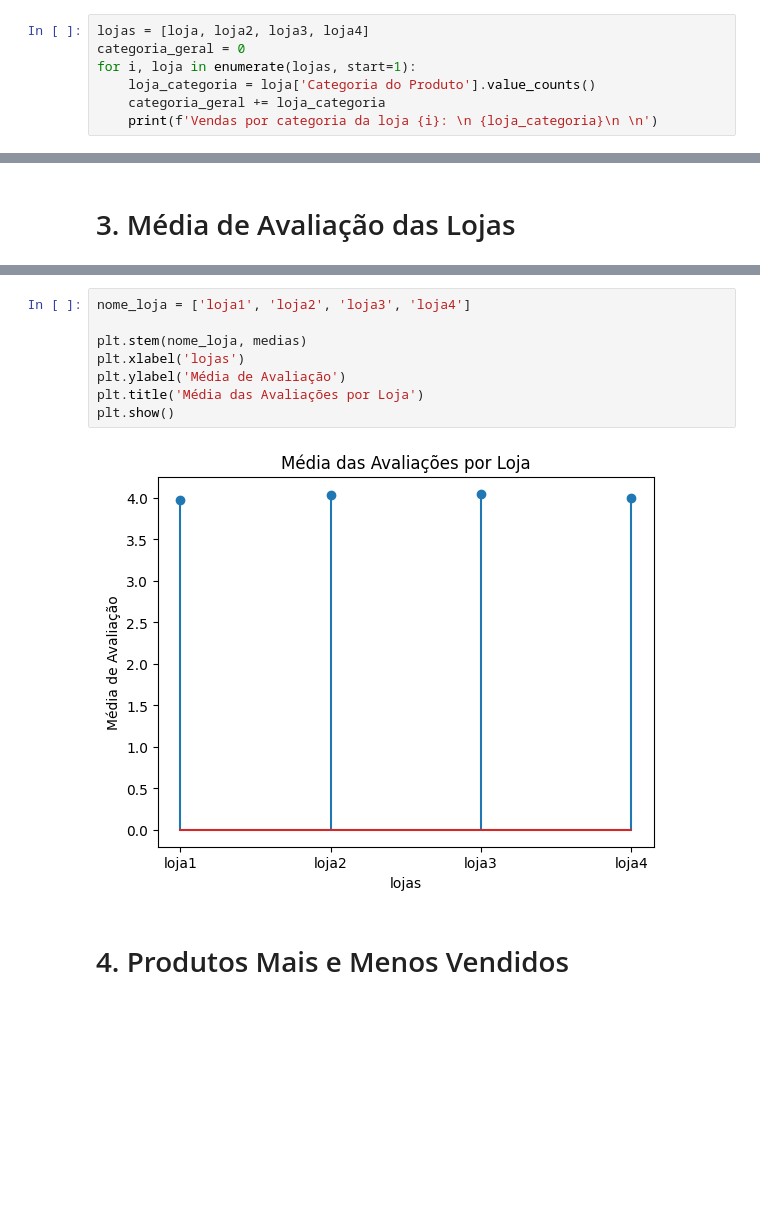
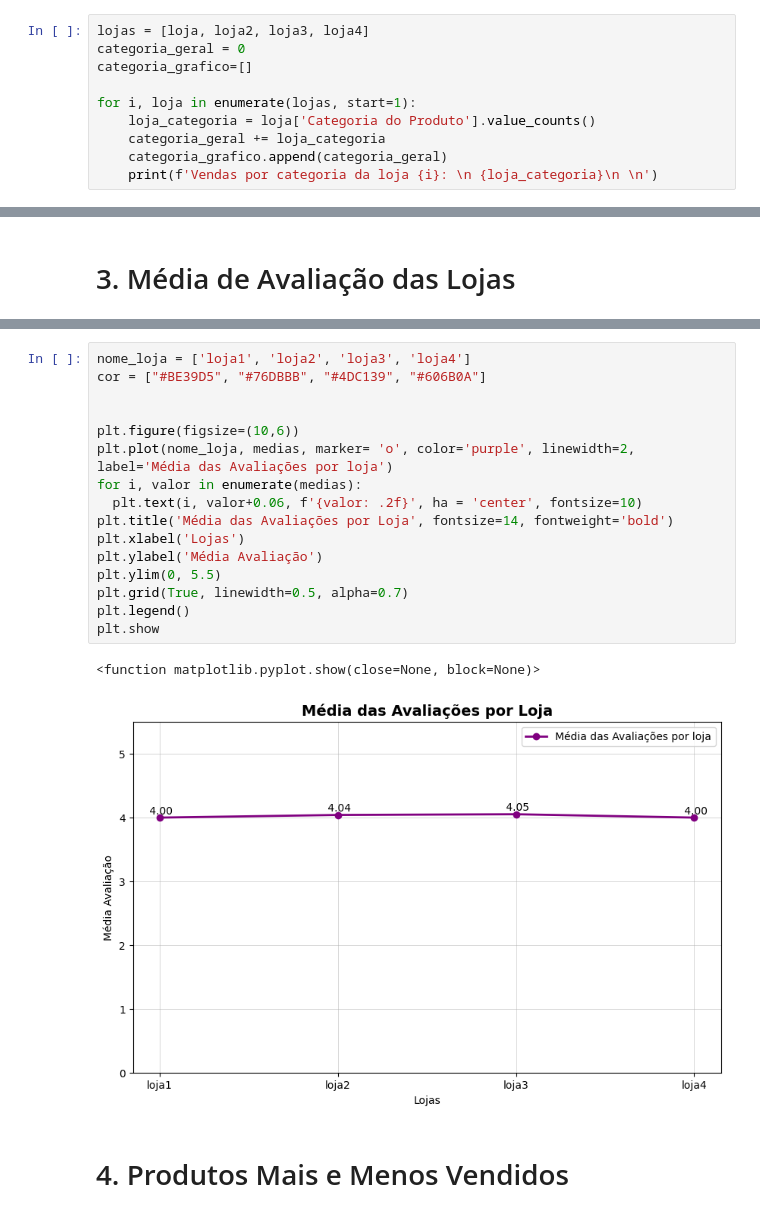
Before and after one commit to claudiaapj/challengeAluraStore, a Jupyter notebook: AluraStoreBr.ipynb, the cells around one changed output, grey strips where cells are left out. Saved outputs shown, nothing was run; the diff lists cells and outputs as text; blank space fills up the shorter version.

```diff
--- a/AluraStoreBr.ipynb
+++ b/AluraStoreBr.ipynb
@@ -55,9 +56,12 @@ plt.show()
 # %%
 lojas = [loja, loja2, loja3, loja4]
 categoria_geral = 0
+categoria_grafico=[]
+
 for i, loja in enumerate(lojas, start=1):
     loja_categoria = loja['Categoria do Produto'].value_counts()
     categoria_geral += loja_categoria
+    categoria_grafico.append(categoria_geral)
     print(f'Vendas por categoria da loja {i}: \n {loja_categoria}\n \n')
 # %% [output]
 Vendas por categoria da loja 1:
@@ -116,13 +118,22 @@ Média da avaliação da loja 4: 4.00
-# %%
-nome_loja = ['loja1', 'loja2', 'loja3', 'loja4']
-
-plt.stem(nome_loja, medias)
-plt.xlabel('lojas')
-plt.ylabel('Média de Avaliação')
-plt.title('Média das Avaliações por Loja')
-plt.show()
-# %% [output]
-[figure, removed]
+# %%
+nome_loja = ['loja1', 'loja2', 'loja3', 'loja4']
+cor = ["#BE39D5", "#76DBBB", "#4DC139", "#606B0A"]
+
+
+plt.figure(figsize=(10,6))
+plt.plot(nome_loja, medias, marker= 'o', color='purple', linewidth=2, label='Média das Avaliações por loja')
+for i, valor in enumerate(medias):
+  plt.text(i, valor+0.06, f'{valor: .2f}', ha = 'center', fontsize=10)
+plt.title('Média das Avaliações por Loja', fontsize=14, fontweight='bold')
+plt.xlabel('Lojas')
+plt.ylabel('Média Avaliação')
+plt.ylim(0, 5.5)
+plt.grid(True, linewidth=0.5, alpha=0.7)
+plt.legend()
+plt.show
+# %% [output]
+<function matplotlib.pyplot.show(close=None, block=None)>
+[figure, added]
 # %% [markdown]
 # 4. Produtos Mais e Menos Vendidos
 # %%
```
Also changed, not shown: parts of 6 cells of this notebook.
